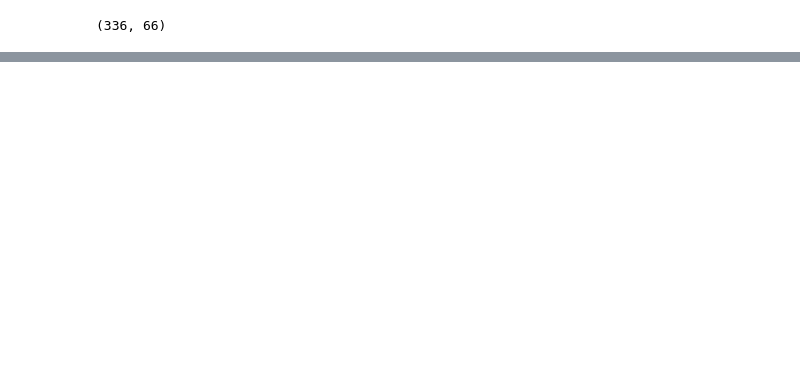
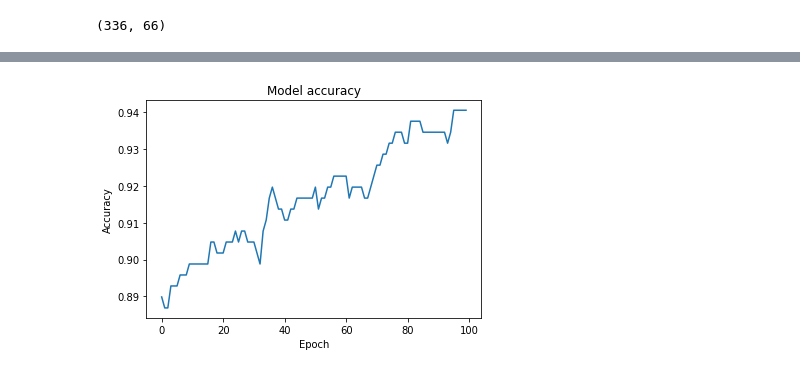
Before and after one commit to dongchanlim/CS450, a Jupyter notebook: Prove_Week_5_Assignment.ipynb, the cells around one changed output, grey strips where cells are left out. Drawn from its saved outputs; the diff is of its cells as text; code cells hidden in the pictures; blank space fills up the shorter version.

```diff
--- a/Prove_Week_5_Assignment.ipynb
+++ b/Prove_Week_5_Assignment.ipynb
@@ -145,13 +147,14 @@ from keras.models import Sequential
 from keras.layers import Dense
 # %%
 classifier = Sequential()
-classifier.add(Dense(10, input_dim = 66, activation= "sigmoid"))
-classifier.add(Dense(10, activation= "sigmoid"))
+classifier.add(Dense(10, input_dim = 66, activation= "relu"))
+classifier.add(Dense(10, activation= "relu"))
 classifier.add(Dense(3, activation= "softmax"))
 
 classifier.compile(optimizer = "adam",  loss = "categorical_crossentropy", metrics = ["accuracy"])
 # %%
 # weight(W) start with random number
-classifier.fit(train_X, train_y, epochs= 100)
+history = classifier.fit(train_X, train_y, epochs=100, batch_size=100)
+history
 # %% [output]
 Epoch 1/100
@@ -174 +177,11 @@ Epoch 100/100
 <keras.callbacks.callbacks.History at 0x...>
+# %%
+import matplotlib.pyplot as plt
+
+plt.plot(history.history['accuracy'])
+plt.title('Model accuracy')
+plt.ylabel('Accuracy')
+plt.xlabel('Epoch')
+plt.show()
+# %% [output]
+[figure, added]
```
Also changed, not shown: parts of 2 cells of this notebook.
